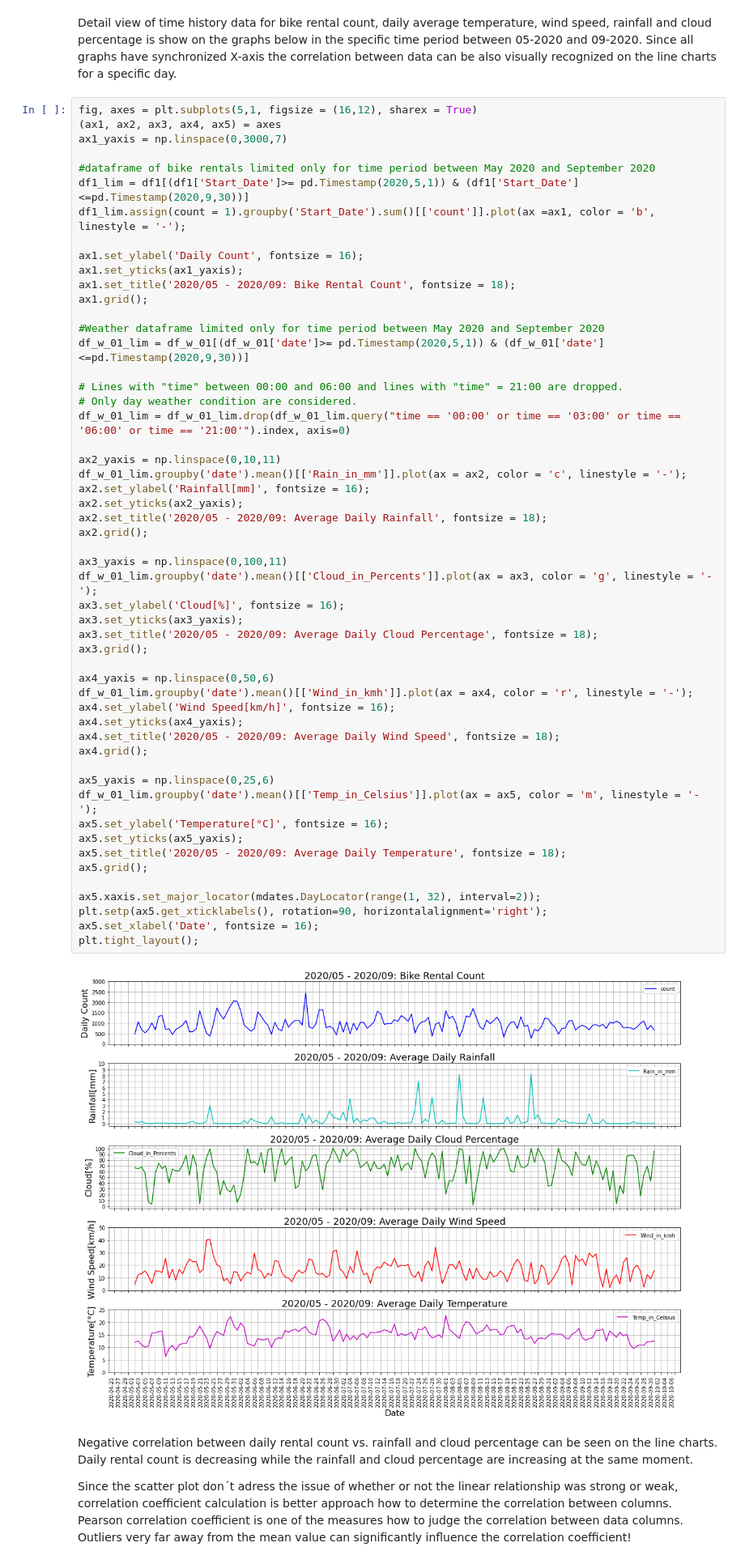
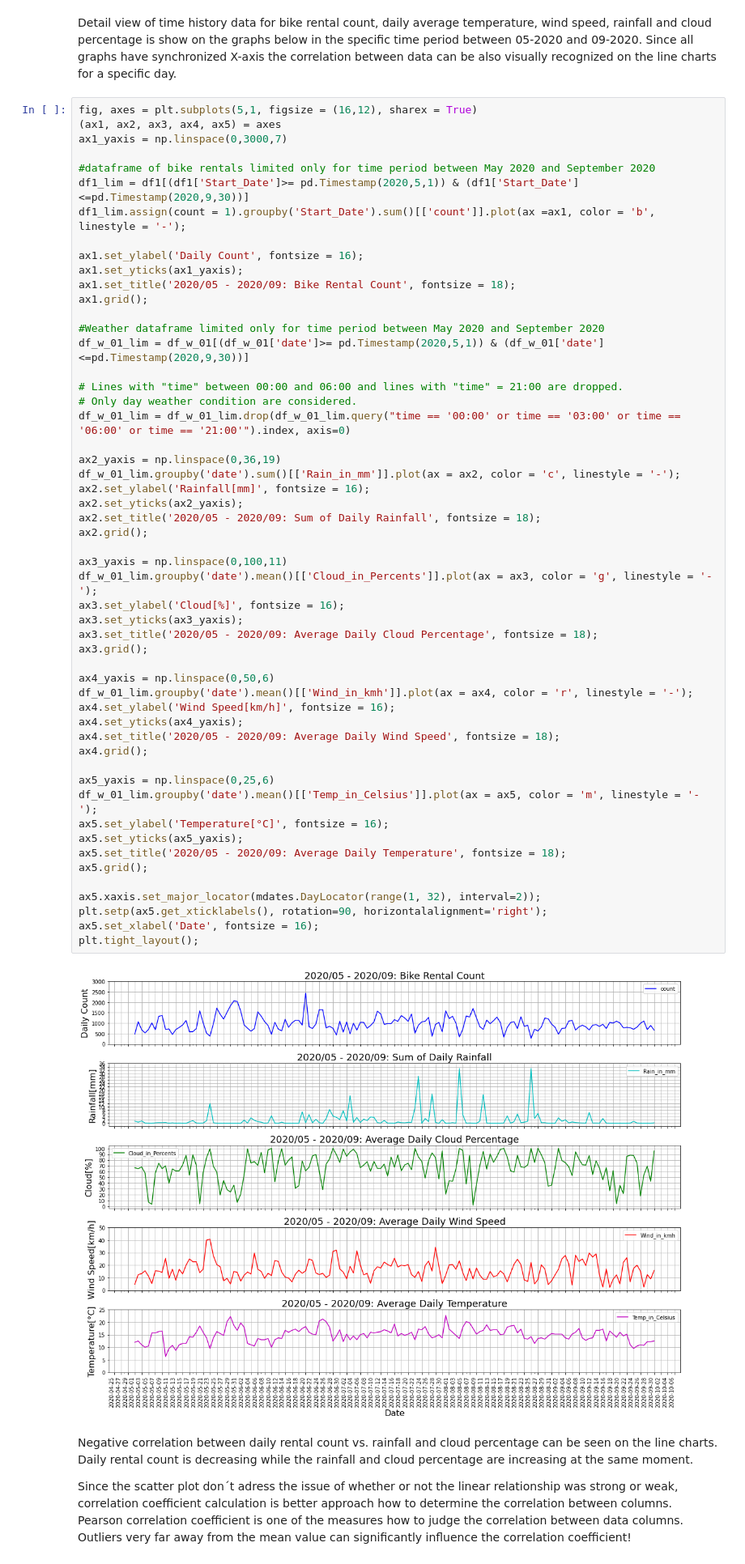
Before and after one commit to pvlasak/Engeto_Data_Academy_Python_Project, a Jupyter notebook: Engeto_Data_Academy_Python_Project.ipynb, the cells around one changed output. Shown at 81% size. Saved outputs shown, nothing was run; the diff lists cells and outputs as text.

```diff
--- a/Engeto_Data_Academy_Python_Project.ipynb
+++ b/Engeto_Data_Academy_Python_Project.ipynb
@@ -645,40 +645,40 @@ df_w_01_lim = df_w_01[(df_w_01['date']>= pd.Timestamp(2020,5,1)) & (df_w_01['dat
 # Only day weather condition are considered.
 df_w_01_lim = df_w_01_lim.drop(df_w_01_lim.query("time == '00:00' or time == '03:00' or time == '06:00' or time == '21:00'").index, axis=0)
 
-ax2_yaxis = np.linspace(0,10,11)
-df_w_01_lim.groupby('date').mean()[['Rain_in_mm']].plot(ax = ax2, color = 'c', linestyle = '-');
+ax2_yaxis = np.linspace(0,36,19)
+df_w_01_lim.groupby('date').sum()[['Rain_in_mm']].plot(ax = ax2, color = 'c', linestyle = '-');
 ax2.set_ylabel('Rainfall[mm]', fontsize = 16);
 ax2.set_yticks(ax2_yaxis);
-ax2.set_title('2020/05 - 2020/09: Average Daily Rainfall', fontsize = 18);
+ax2.set_title('2020/05 - 2020/09: Sum of Daily Rainfall', fontsize = 18);
 ax2.grid();
 
 ax3_yaxis = np.linspace(0,100,11)
 df_w_01_lim.groupby('date').mean()[['Cloud_in_Percents']].plot(ax = ax3, color = 'g', linestyle = '-');
 ax3.set_ylabel('Cloud[%]', fontsize = 16);
 ax3.set_yticks(ax3_yaxis);
 ax3.set_title('2020/05 - 2020/09: Average Daily Cloud Percentage', fontsize = 18);
 ax3.grid();
 
 ax4_yaxis = np.linspace(0,50,6)
 df_w_01_lim.groupby('date').mean()[['Wind_in_kmh']].plot(ax = ax4, color = 'r', linestyle = '-');
 ax4.set_ylabel('Wind Speed[km/h]', fontsize = 16);
 ax4.set_yticks(ax4_yaxis);
 ax4.set_title('2020/05 - 2020/09: Average Daily Wind Speed', fontsize = 18);
 ax4.grid();
 
 ax5_yaxis = np.linspace(0,25,6)
 df_w_01_lim.groupby('date').mean()[['Temp_in_Celsius']].plot(ax = ax5, color = 'm', linestyle = '-');
 ax5.set_ylabel('Temperature[°C]', fontsize = 16);
 ax5.set_yticks(ax5_yaxis);
 ax5.set_title('2020/05 - 2020/09: Average Daily Temperature', fontsize = 18);
 ax5.grid();
 
 ax5.xaxis.set_major_locator(mdates.DayLocator(range(1, 32), interval=2));
 plt.setp(ax5.get_xticklabels(), rotation=90, horizontalalignment='right');
 ax5.set_xlabel('Date', fontsize = 16);
 plt.tight_layout();
 # %% [output]
-[figure, old version]
+[figure, new version]
 # %% [markdown]
 Negative correlation between daily rental count vs. rainfall and cloud percentage can be seen on the line charts.
 Daily rental count is decreasing while the rainfall and cloud percentage are increasing at the same moment.
```
Also changed, not shown: parts of 6 cells of this notebook, 2 other files.
